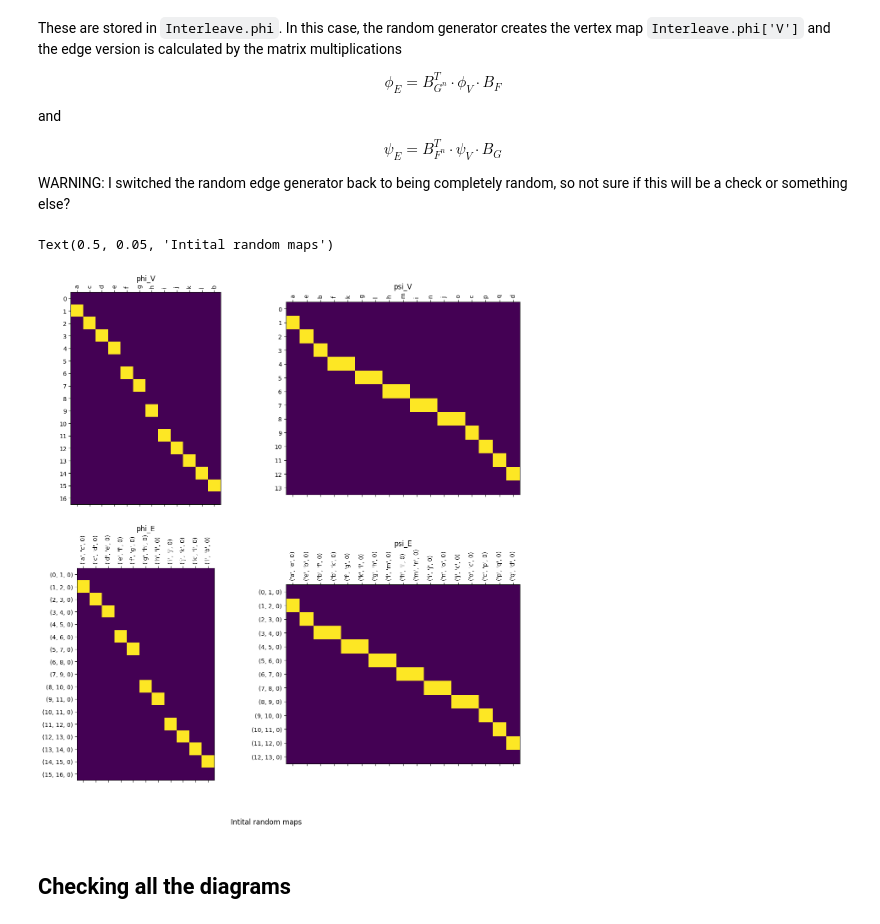
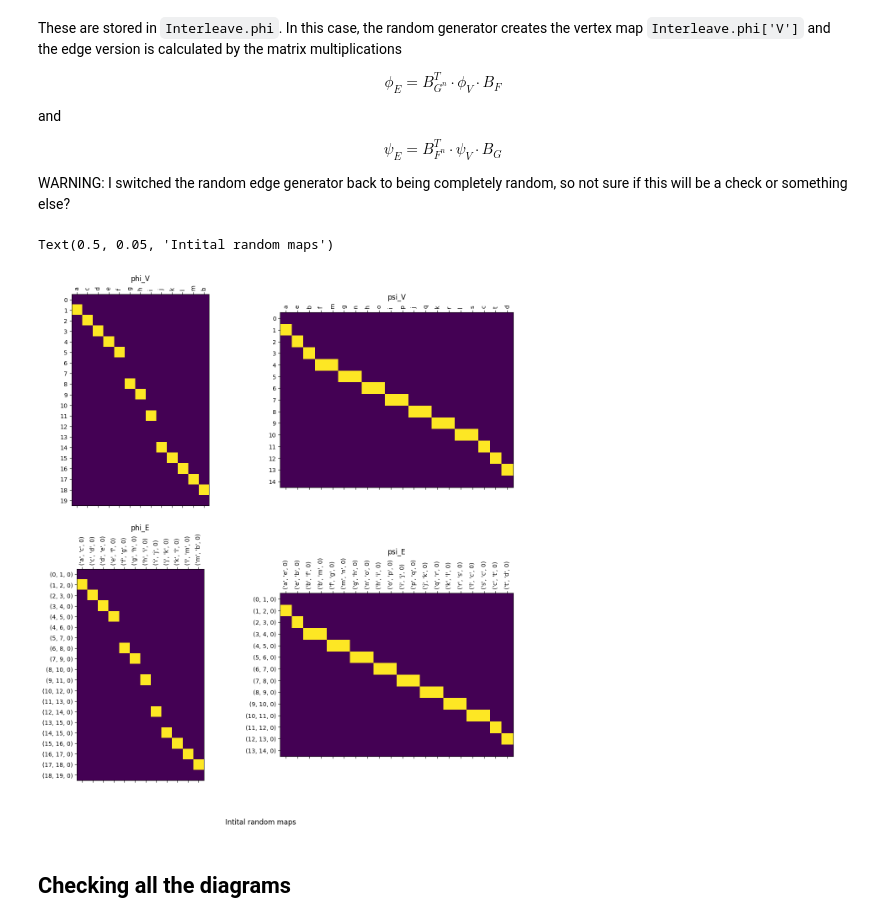
Before and after one commit to MunchLab/ceREEBerus, a Jupyter notebook: doc_source/notebooks/interleaving_basics.ipynb, the cells around one changed output. Drawn from its saved outputs; the diff is of its cells as text; code cells hidden in the pictures.

```diff
--- a/doc_source/notebooks/interleaving_basics.ipynb
+++ b/doc_source/notebooks/interleaving_basics.ipynb
@@ -171,8 +171,8 @@ myInt.draw_D('G', 'n')
 
 Let's go back to a simpler example for a while. We'll compare the distance between a torus and a line graph.
 # %%
-T = ex_mg.torus(0, 2, 8, 11, delta = 1, seed = 17)
-L = ex_mg.line(0, 11)
+T = ex_mg.torus(0, 2, 10, 12, delta = 1, seed = 17)
+L = ex_mg.line(0, 12)
 # %% [markdown]
 As before, we can intialize the interleaving. This time, however, we ask for randomly generated maps $\phi: F \to G^n$ and $\psi: G \to F^n$.
 # %%
@@ -217,29 +217,29 @@ WARNING: I switched the random edge generator back to being completely random, s
 # %%
 fig, axs = plt.subplots(2, 2, figsize=(15,15))
 plt.subplots_adjust(wspace=.1, hspace=.3)
 
-phi = myInt.block_dict_to_matrix(myInt.phi['V'])
+phi = myInt.block_dict_to_matrix(myInt.phi['0']['V'])
 myInt.draw_matrix(phi, ax = axs[0,0])
 axs[0,0].set_title(r'phi_V')
 
-phi = myInt.block_dict_to_matrix(myInt.phi['E'])
+phi = myInt.block_dict_to_matrix(myInt.phi['0']['E'])
 myInt.draw_matrix(phi, ax = axs[1,0])
 axs[1,0].set_title('phi_E')
 
-psi = myInt.block_dict_to_matrix(myInt.psi['V'])
+psi = myInt.block_dict_to_matrix(myInt.psi['0']['V'])
 myInt.draw_matrix(psi, ax = axs[0,1])
 axs[0,1].set_title(r'psi_V')
 
-psi = myInt.block_dict_to_matrix(myInt.psi['E'])
+psi = myInt.block_dict_to_matrix(myInt.psi['0']['E'])
 myInt.draw_matrix(psi, ax = axs[1,1])
 axs[1,1].set_title('psi_E')
 
 
 
 plt.suptitle('Intital random maps', y = .05)
 # %% [output]
 Text(0.5, 0.05, 'Intital random maps')
-[figure, old version]
+[figure, new version]
 # %% [markdown]
 ## Checking all the diagrams
 # %% [markdown]
```
Also changed, not shown: parts of 21 cells of this notebook.
